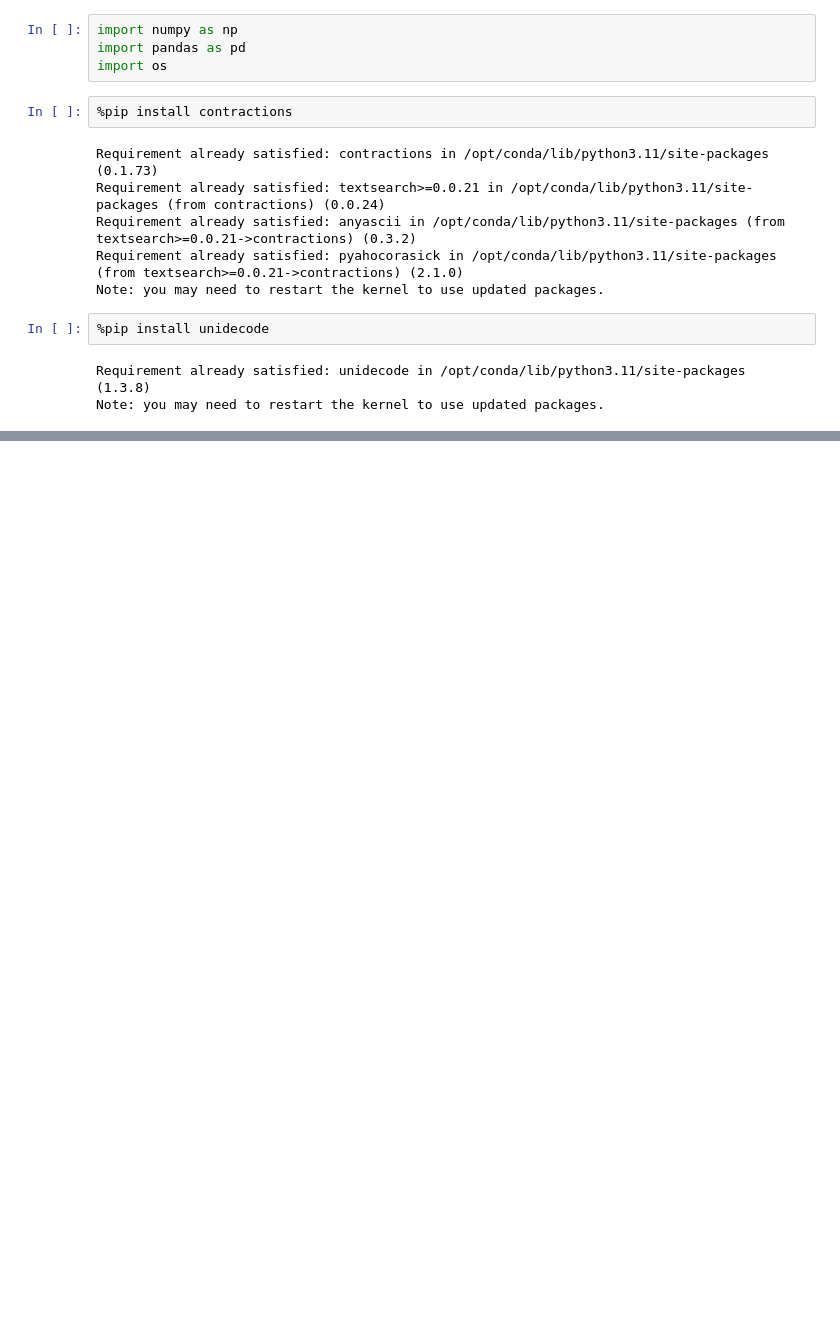
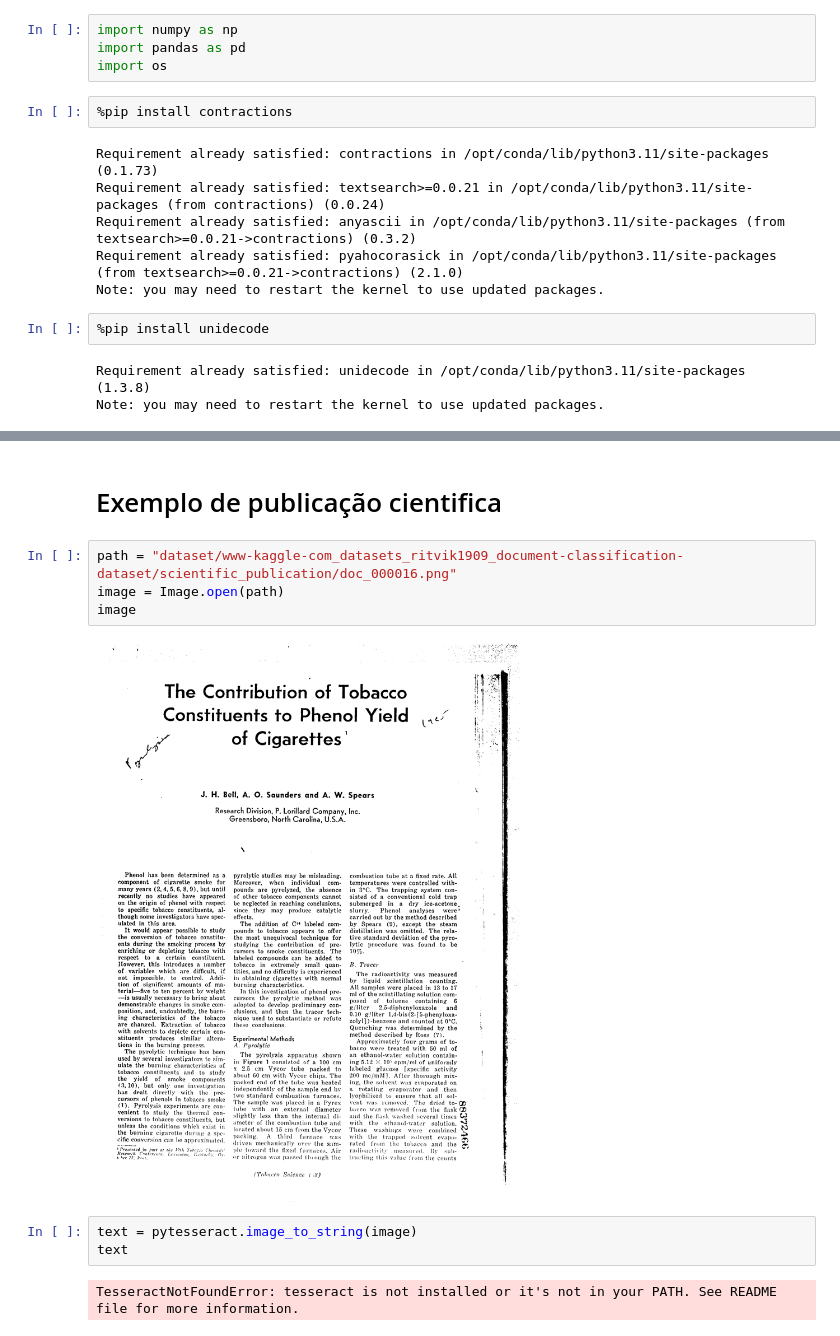
Before and after one commit to kaiomudkt/projeto_Machine_Learning, a Jupyter notebook: classificador_documentos_v1.ipynb, the cells around one changed output, grey strips where cells are left out. Drawn from its saved outputs; the diff is of its cells as text; blank space fills up the shorter version.

```diff
--- a/classificador_documentos_v1.ipynb
+++ b/classificador_documentos_v1.ipynb
@@ -83,0 +239,13 @@ ModuleNotFoundError: No module named 'nltk'
+# %% [markdown]
+# Exemplo de publicação cientifica
+# %%
+path = "dataset/www-kaggle-com_datasets_ritvik1909_document-classification-dataset/scientific_publication/doc_000016.png"
+image = Image.open(path)
+image
+# %% [output]
+[figure, added]
+# %%
+text = pytesseract.image_to_string(image)
+text
+# %% [output]
+TesseractNotFoundError: tesseract is not installed or it's not in your PATH. See README file for more information.
```
Also changed, not shown: parts of 17 cells of this notebook, 3 other files.
